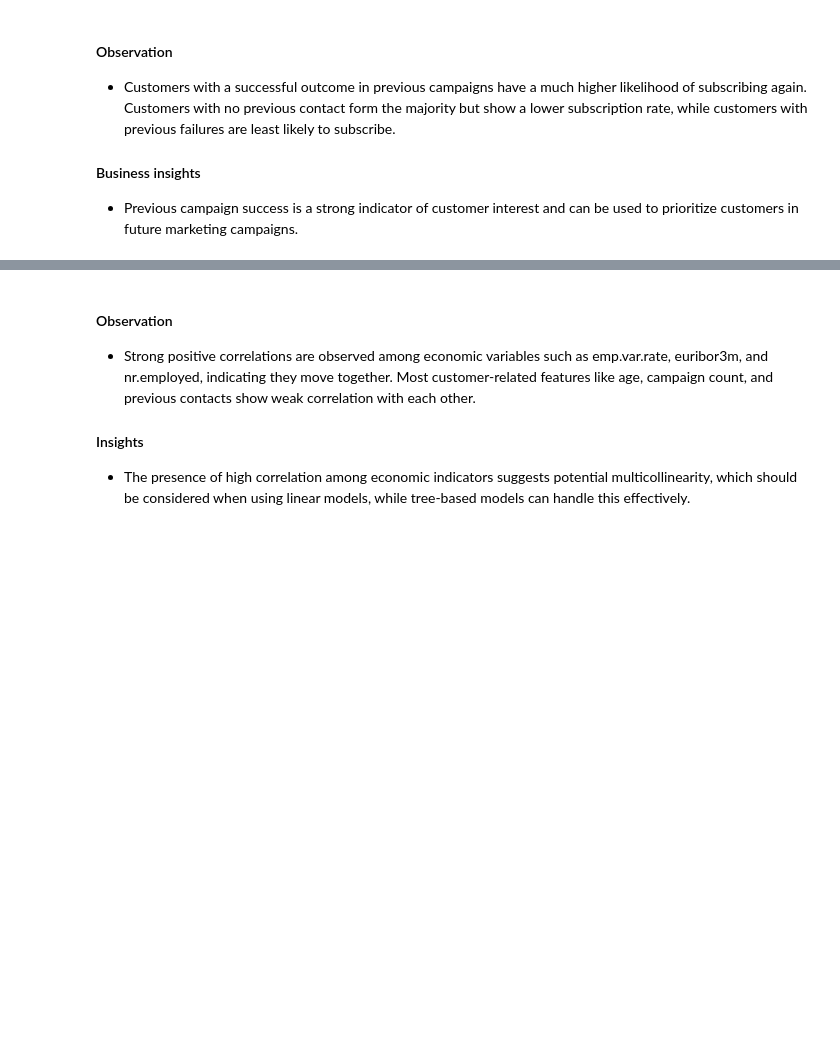
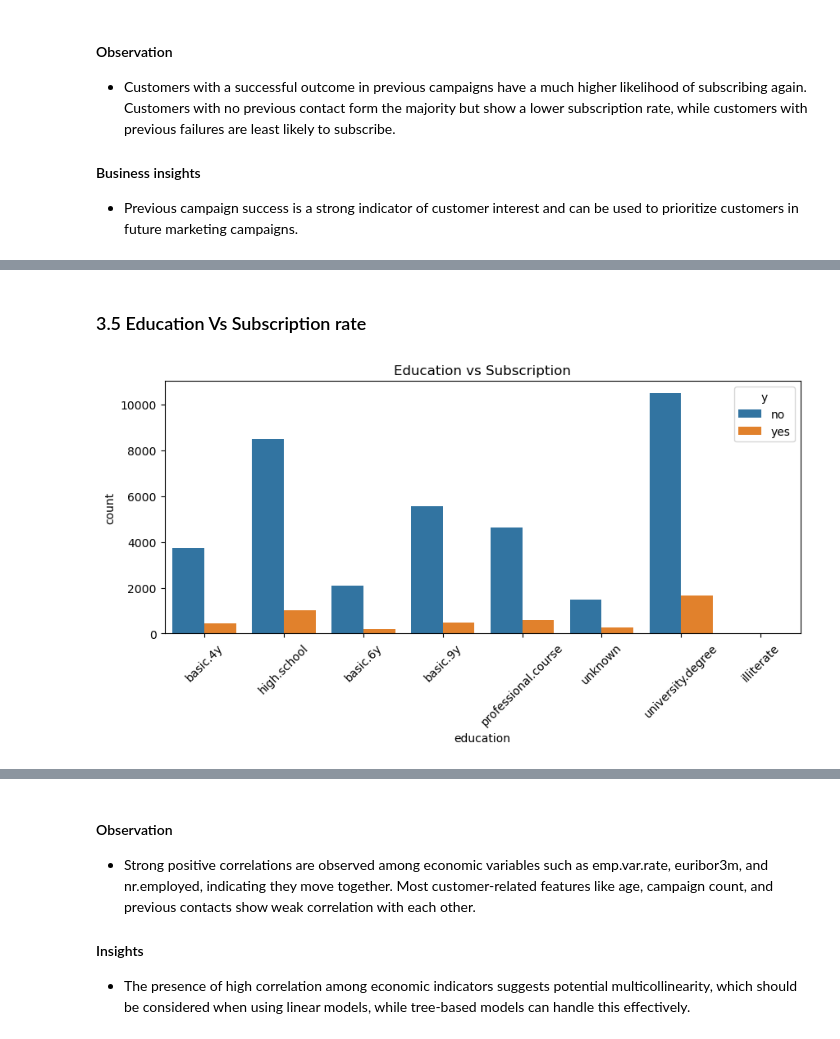
Before and after one commit to vijay12918/Portuguese-Bank-Marketing-Compaign, a Jupyter notebook: ProtugeseBank.ipynb, the cells around one changed output, grey strips where cells are left out. Saved outputs shown, nothing was run; the diff lists cells and outputs as text; code cells hidden in the pictures; blank space fills up the shorter version.

```diff
--- a/ProtugeseBank.ipynb
+++ b/ProtugeseBank.ipynb
@@ -190,0 +211,11 @@ plt.show()
+# %% [markdown]
+### 3.5 Education Vs Subscription rate
+# %%
+plt.figure(figsize=(10,4))
+sns.countplot(x=df['education'], hue = df.y)
+plt.title('Education vs Subscription')
+plt.xticks(rotation=45)
+plt.savefig('Outputs/ecuation_vs_subscribe.png')
+plt.show()
+# %% [output]
+[figure, added]
```
Also changed, not shown: parts of 20 cells of this notebook.
